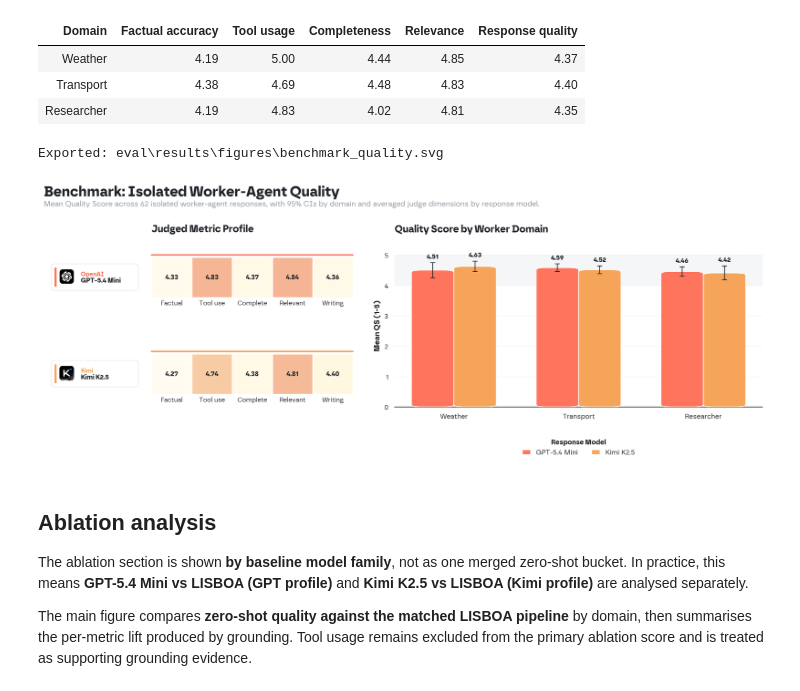
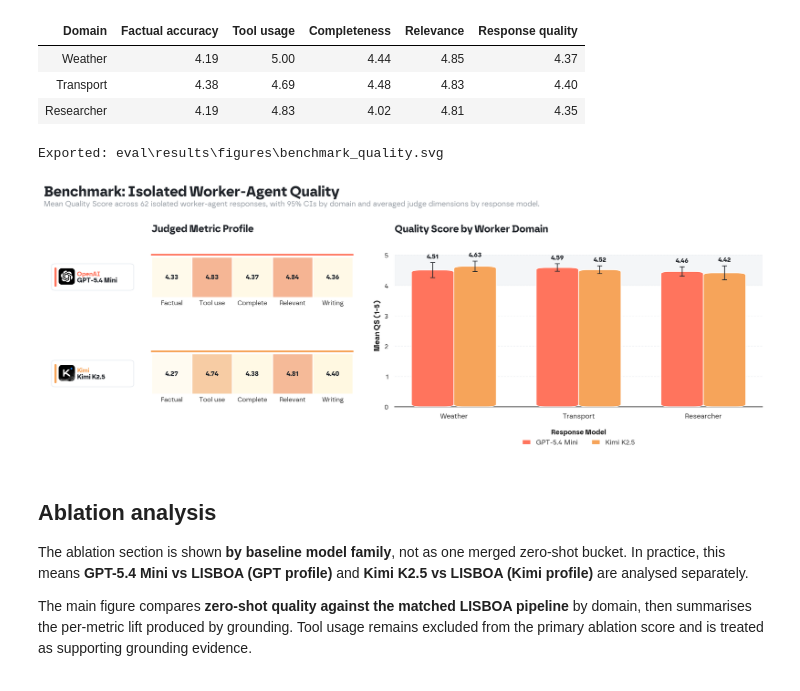
Before and after one commit to Silvestre17/LISBOA_MultiAgentSystem, a Jupyter notebook: eval/benchmark_ablation_analysis.ipynb, the cells around one changed output. Drawn from its saved outputs; the diff is of its cells as text; code cells hidden in the pictures.

```diff
--- a/eval/benchmark_ablation_analysis.ipynb
+++ b/eval/benchmark_ablation_analysis.ipynb
@@ -2225,7 +2225,7 @@ def _draw_model_badge(
     spec = resolve_brand_spec(model_label)
     badge = FancyBboxPatch(
         (0.030, y),
-        0.900,
+        0.850,
         height,
         boxstyle="round,pad=0.012,rounding_size=0.040",
         transform=ax.transAxes,
@@ -2259,7 +2259,7 @@ def _draw_model_badge(
         )
         ax.add_artist(annotation)
     ax.text(
-        0.330,
+        0.290,
         y + height * 0.61,
         spec["brand"],
         transform=ax.transAxes,
@@ -2271,7 +2271,7 @@ def _draw_model_badge(
         zorder=10,
     )
     ax.text(
-        0.330,
+        0.290,
         y + height * 0.36,
         model_label,
         transform=ax.transAxes,
@@ -2402,7 +2402,7 @@ for row_index, model_label in enumerate(benchmark_model_order):
         accent=accent,
         y=0.315,
         height=0.380,
-        icon_zoom=0.039 if "GPT" in model_label else 0.047,
+        icon_zoom=0.045 if "GPT" in model_label else 0.052,
     )
     heat_axis.add_line(Line2D([0.0, 1.0], [1.060, 1.060], transform=heat_axis.transAxes, color=accent, linewidth=2.0, clip_on=False))
     profile_metric = metric_matrix.loc[[model_label]]
@@ -2472,41 +2472,41 @@ legend = score_axis.legend(
     handles=legend_handles,
     title="Response Model",
     loc="upper center",
-    bbox_to_anchor=(0.5, -0.150),
+    bbox_to_anchor=(0.5, -0.09),
     frameon=False,
     borderpad=0.65,
     handlelength=1.2,
     ncol=len(benchmark_model_order),
     fontsize=8.8,
     title_fontsize=9.0,
 )
 legend.get_title().set_fontweight("bold")
 
 fig.text(
     0.042,
     0.955,
     "Benchmark: Isolated Worker-Agent Quality",
     ha="left",
     va="top",
     fontsize=18.4,
     fontweight="black",
     color=DARK_GREY,
 )
 fig.text(
     0.042,
     0.905,
     "Mean Quality Score across 62 isolated worker-agent responses, with 95% CIs by domain and averaged judge dimensions by response model.",
     ha="left",
     va="top",
     fontsize=9.4,
     color=NEUTRAL_GREY,
 )
 
 save_figure("benchmark_quality", fig)
 plt.show()
 # %% [output]
 Exported: eval\results\figures\benchmark_quality.svg
-[figure, old version]
+[figure, new version]
 # %% [markdown]
 ## **Ablation analysis**
 
```
Also changed, not shown: parts of 6 cells of this notebook, 2 other files.
